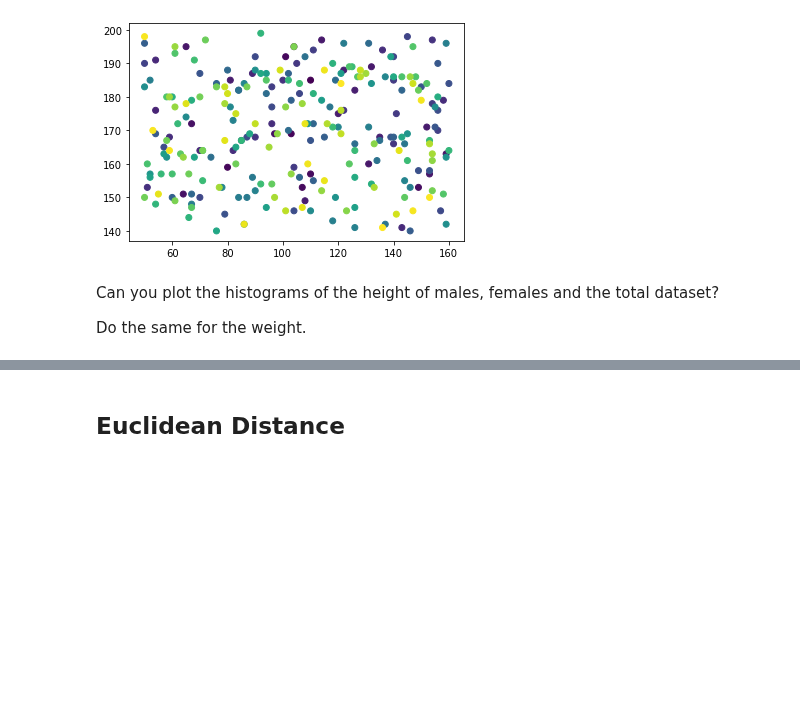
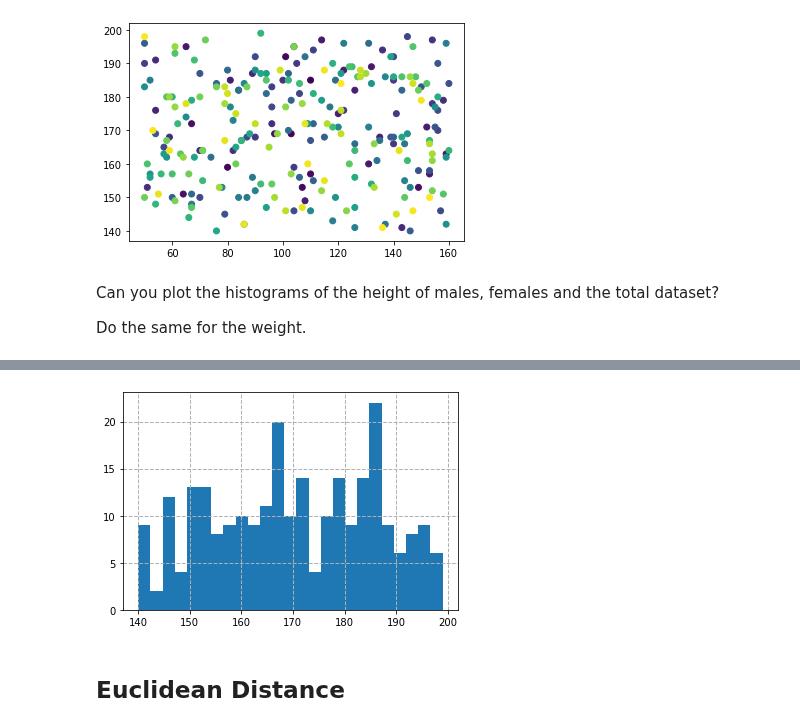
Before and after one commit to EuniceOyeniyi/stive_exercises, a Jupyter notebook: Chapter 01/18. Challenge/Friday Week 1 Math Challenge .ipynb, the cells around one changed output, grey strips where cells are left out. Cells and saved outputs as stored; diff of their text form; code cells hidden in the pictures; blank space fills up the shorter version.

```diff
--- a/Chapter 01/18. Challenge/Friday Week 1 Math Challenge .ipynb
+++ b/Chapter 01/18. Challenge/Friday Week 1 Math Challenge .ipynb
@@ -146,5 +150,9 @@ plt.grid(True, linestyle='--', linewidth = 1)
 # %%
 # Females height
+plt.hist(females['Height'],bins=25)
+plt.grid(True, linestyle='--', linewidth = 1)
+# %% [output]
+[figure, added]
 # %% [markdown]
 ## Euclidean Distance
 # %% [markdown]
```
Also changed, not shown: parts of 3 cells of this notebook.
